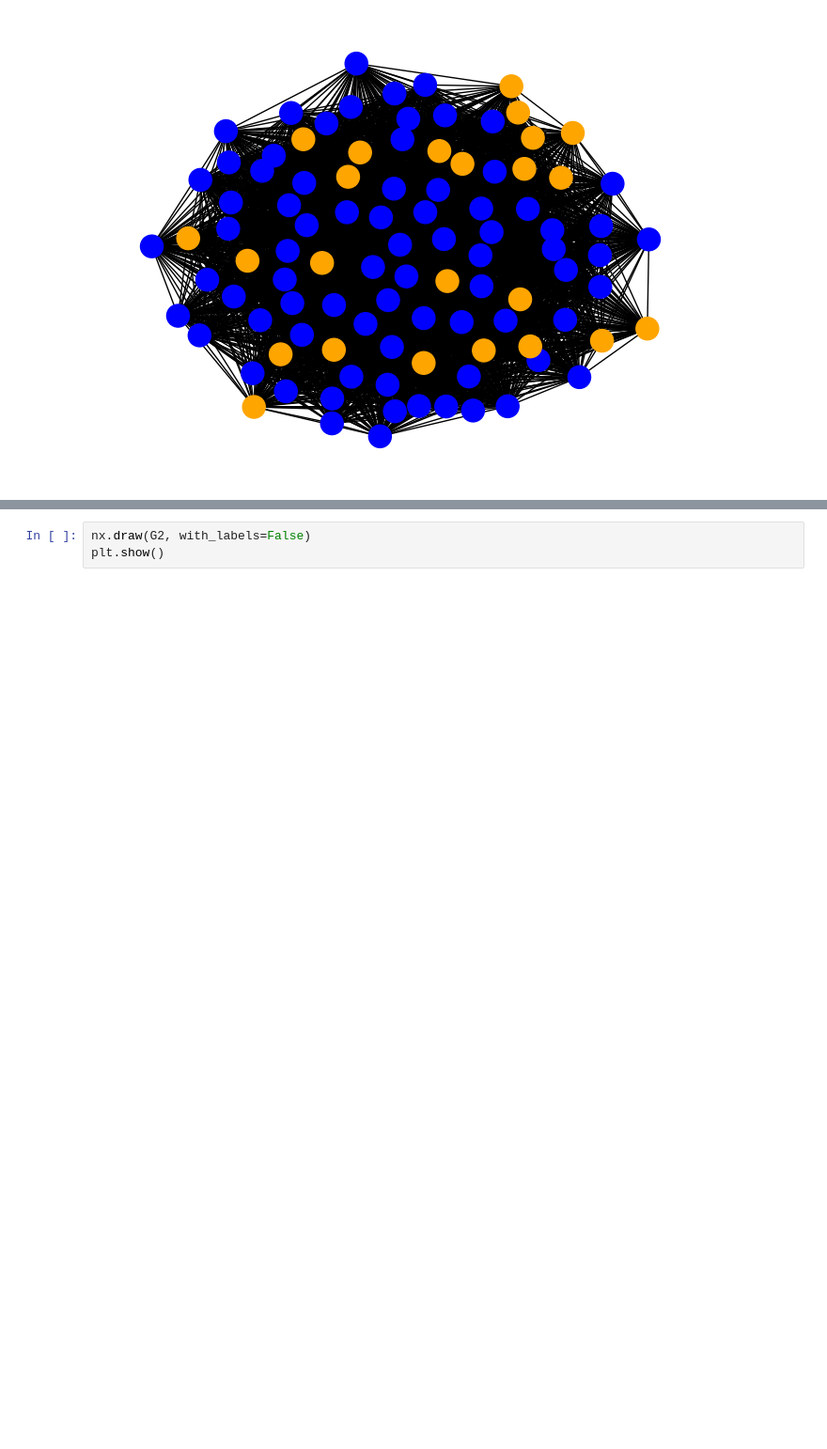
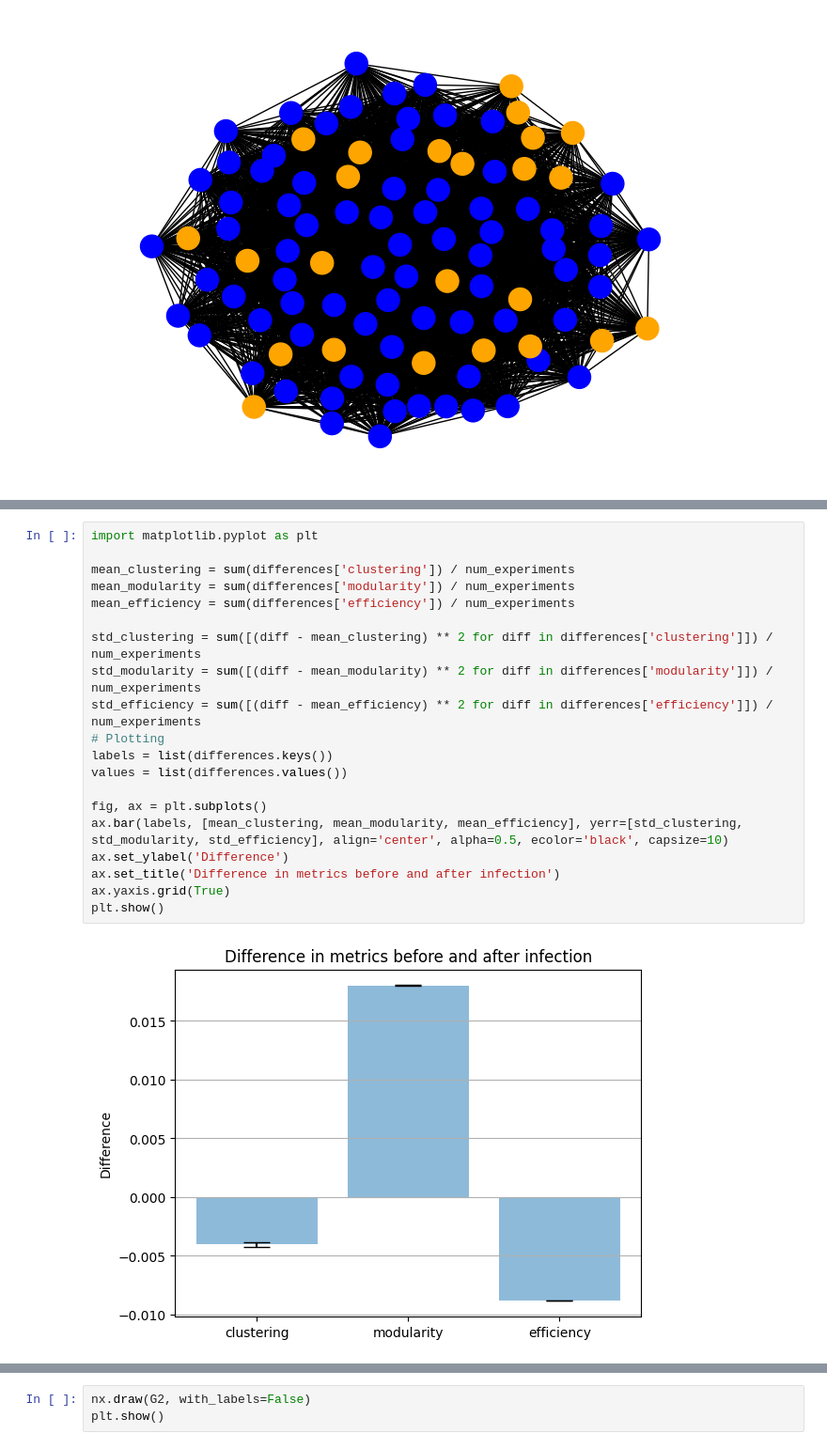
Before and after one commit to JuiceVodka/SV_2024-25_groupF, a Jupyter notebook: src/eval.ipynb, the cells around one changed output, grey strips where cells are left out. Shown: that part at 94% size. Saved outputs shown, nothing was run; the diff lists cells and outputs as text; blank space fills up the shorter version.

```diff
--- a/src/eval.ipynb
+++ b/src/eval.ipynb
@@ -99 +147,23 @@ Some particles are overlapped at the initial time !
+# %%
+import matplotlib.pyplot as plt
+
+mean_clustering = sum(differences['clustering']) / num_experiments
+mean_modularity = sum(differences['modularity']) / num_experiments
+mean_efficiency = sum(differences['efficiency']) / num_experiments
+
+std_clustering = sum([(diff - mean_clustering) ** 2 for diff in differences['clustering']]) / num_experiments
+std_modularity = sum([(diff - mean_modularity) ** 2 for diff in differences['modularity']]) / num_experiments
+std_efficiency = sum([(diff - mean_efficiency) ** 2 for diff in differences['efficiency']]) / num_experiments
+# Plotting
+labels = list(differences.keys())
+values = list(differences.values())
+
+fig, ax = plt.subplots()
+ax.bar(labels, [mean_clustering, mean_modularity, mean_efficiency], yerr=[std_clustering, std_modularity, std_efficiency], align='center', alpha=0.5, ecolor='black', capsize=10)
+ax.set_ylabel('Difference')
+ax.set_title('Difference in metrics before and after infection')
+ax.yaxis.grid(True)
+plt.show()
+# %% [output]
+[figure, added]
 # %%
```
Also changed, not shown: parts of 3 cells of this notebook, 4 other files.
